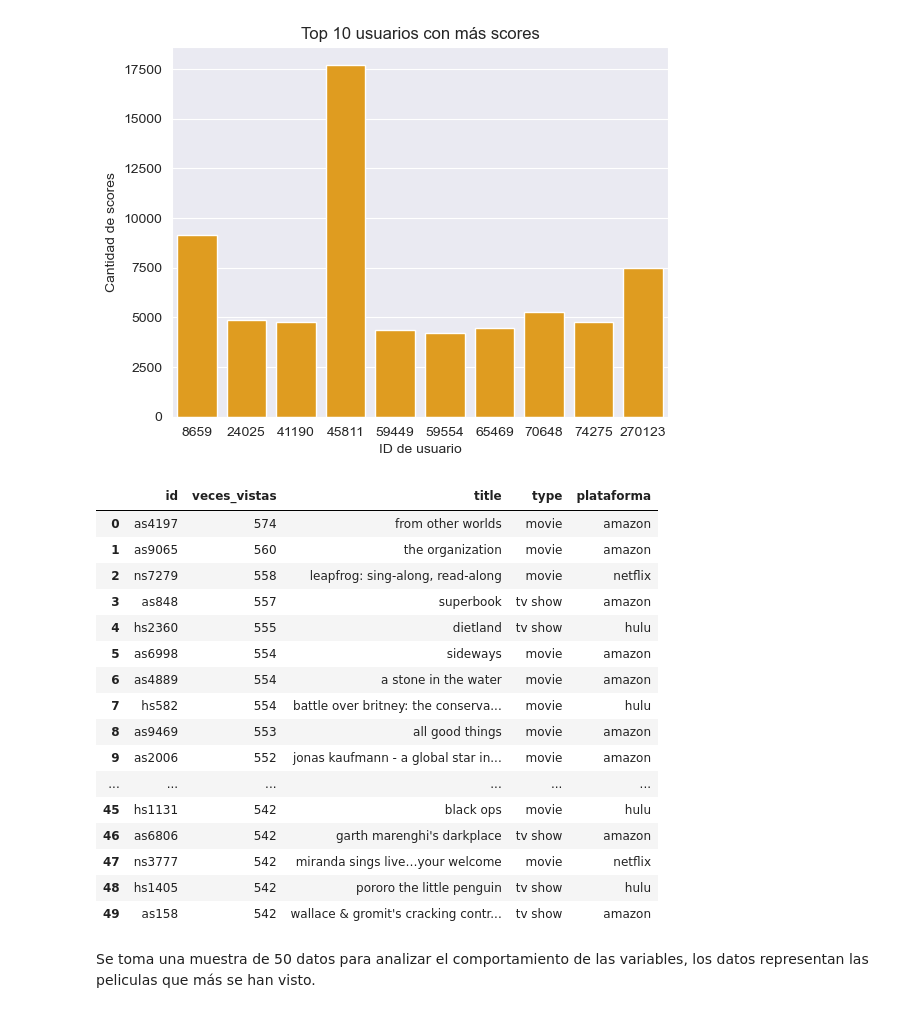
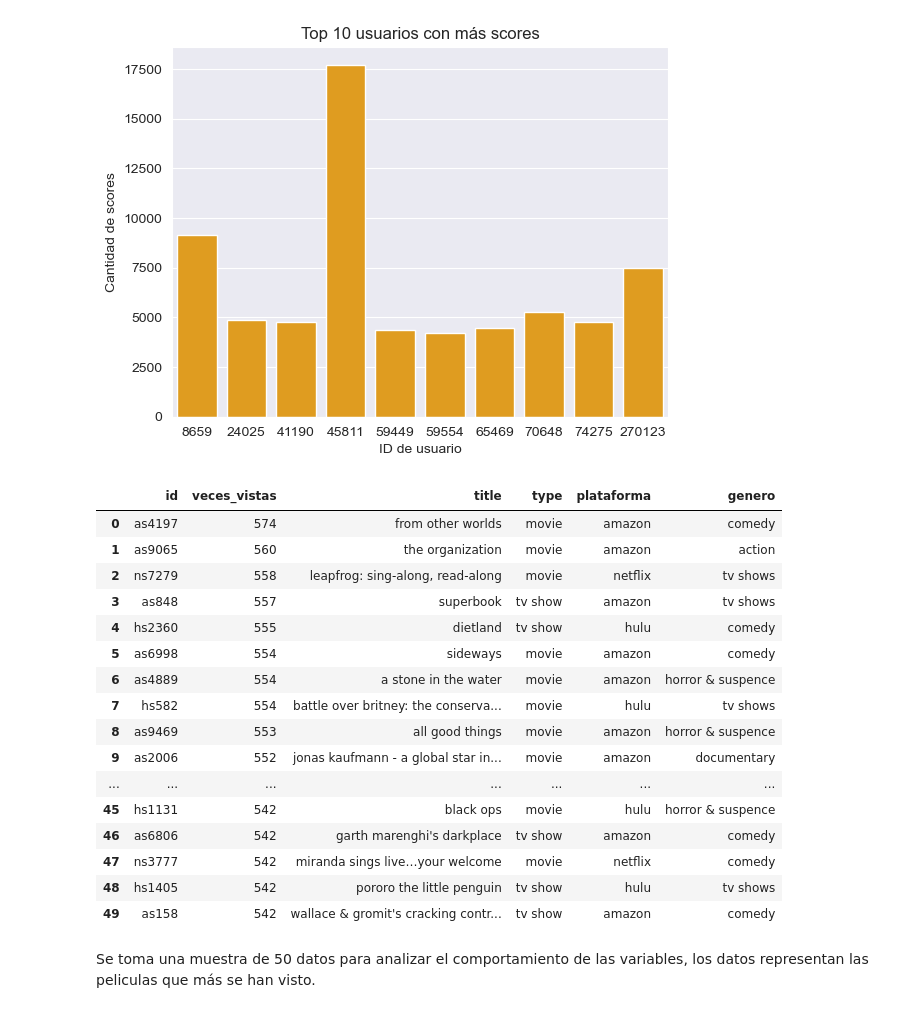
Before and after one commit to jospinoponce/ModeloRecomiendaPeliculas, a Jupyter notebook: Notebooks/2.EDA_report.ipynb, the cells around one changed output. Cells and saved outputs as stored; diff of their text form; code cells hidden in the pictures.

```diff
--- a/Notebooks/2.EDA_report.ipynb
+++ b/Notebooks/2.EDA_report.ipynb
@@ -130,35 +119,35 @@ plt.show()
 # %%
 # Peliculas más vistas
 
 top_movie=df_1[['id','score']].groupby(['id']).count()
 top_movie=top_movie.reset_index()
 
 # Se ordena por score, se asume que una puentuacion generada es una vista.
 top_movie.sort_values('score', ascending = False, inplace = True)
 
 # join con el df que tiene los titulos por id
-top_movie = pd.merge(top_movie, df[['title', 'type', 'plataforma', 'id']], on='id')
+top_movie = pd.merge(top_movie, df[['title', 'type', 'plataforma', 'listed_in', 'id']], on='id')
 
-top_movie.columns=['id','veces_vistas', 'title', 'type', 'plataforma']
-top_movie=top_movie.head(50)
-top_movie
+top_movie.columns=['id','veces_vistas', 'title', 'type', 'plataforma', 'genero' ]
+top_movie_sample=top_movie.head(50)
+top_movie_sample
 # %% [output]
-|  | id | veces_vistas | title | type | plataforma |
-| 0 | as4197 | 574 | from other worlds | movie | amazon |
-| 1 | as9065 | 560 | the organization | movie | amazon |
-| 2 | ns7279 | 558 | leapfrog: sing-along, read-along | movie | netflix |
-| 3 | as848 | 557 | superbook | tv show | amazon |
-| 4 | hs2360 | 555 | dietland | tv show | hulu |
-| 5 | as6998 | 554 | sideways | movie | amazon |
-| 6 | as4889 | 554 | a stone in the water | movie | amazon |
-| 7 | hs582 | 554 | battle over britney: the conserva... | movie | hulu |
-| 8 | as9469 | 553 | all good things | movie | amazon |
-| 9 | as2006 | 552 | jonas kaufmann - a global star in... | movie | amazon |
-| ... | ... | ... | ... | ... | ... |
-| 45 | hs1131 | 542 | black ops | movie | hulu |
-| 46 | as6806 | 542 | garth marenghi's darkplace | tv show | amazon |
-| 47 | ns3777 | 542 | miranda sings live…your welcome | movie | netflix |
-| 48 | hs1405 | 542 | pororo the little penguin | tv show | hulu |
-| 49 | as158 | 542 | wallace & gromit's cracking contr... | tv show | amazon |
+|  | id | veces_vistas | title | type | plataforma | genero |
+| 0 | as4197 | 574 | from other worlds | movie | amazon | comedy |
+| 1 | as9065 | 560 | the organization | movie | amazon | action |
+| 2 | ns7279 | 558 | leapfrog: sing-along, read-along | movie | netflix | tv shows |
+| 3 | as848 | 557 | superbook | tv show | amazon | tv shows |
+| 4 | hs2360 | 555 | dietland | tv show | hulu | comedy |
+| 5 | as6998 | 554 | sideways | movie | amazon | comedy |
+| 6 | as4889 | 554 | a stone in the water | movie | amazon | horror & suspence |
+| 7 | hs582 | 554 | battle over britney: the conserva... | movie | hulu | tv shows |
+| 8 | as9469 | 553 | all good things | movie | amazon | horror & suspence |
+| 9 | as2006 | 552 | jonas kaufmann - a global star in... | movie | amazon | documentary |
+| ... | ... | ... | ... | ... | ... | ... |
+| 45 | hs1131 | 542 | black ops | movie | hulu | horror & suspence |
+| 46 | as6806 | 542 | garth marenghi's darkplace | tv show | amazon | comedy |
+| 47 | ns3777 | 542 | miranda sings live…your welcome | movie | netflix | comedy |
+| 48 | hs1405 | 542 | pororo the little penguin | tv show | hulu | tv shows |
+| 49 | as158 | 542 | wallace & gromit's cracking contr... | tv show | amazon | comedy |
 # %% [markdown]
 Se toma una muestra de 50 datos para analizar el comportamiento de las variables, los datos representan las peliculas que más se han visto.
```
Also changed, not shown: parts of 17 cells of this notebook.
